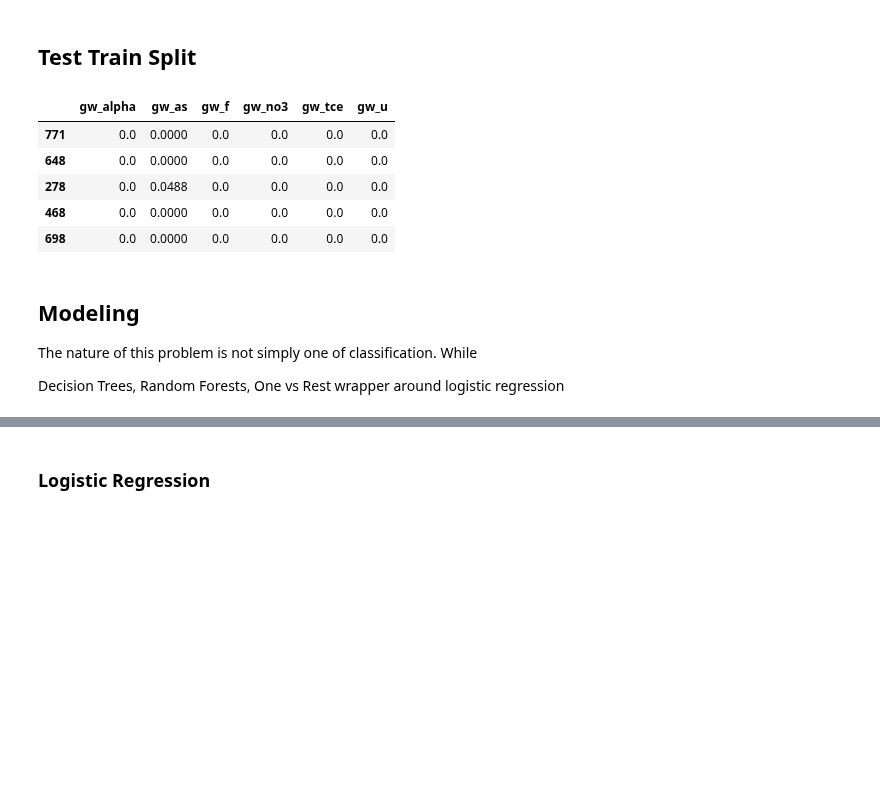
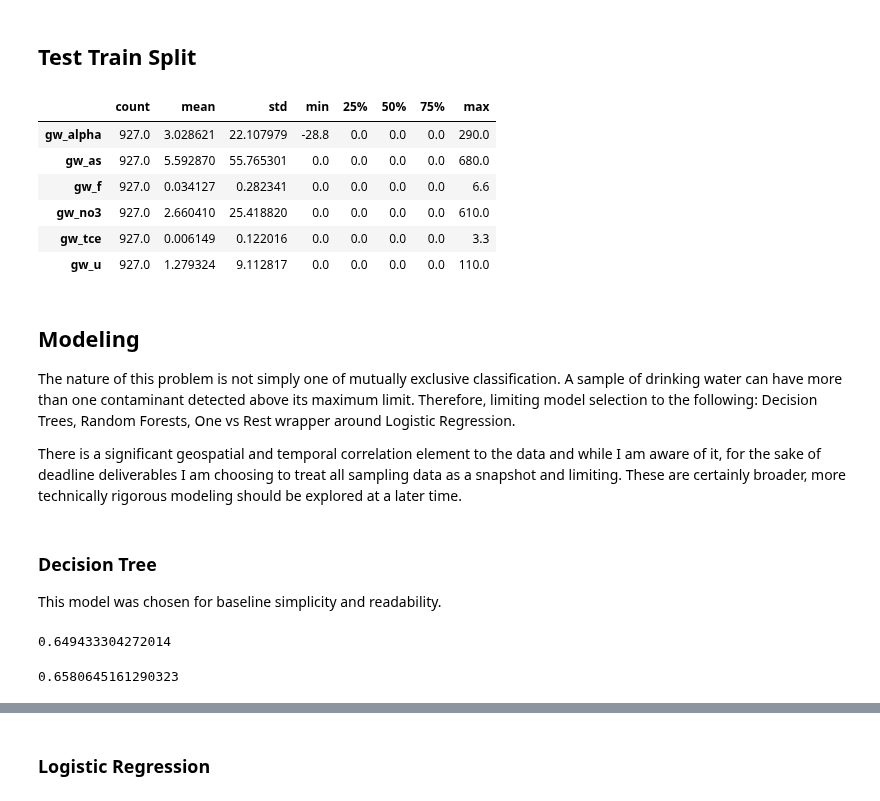
Before and after one commit to waterdatacollaborative/NicoleLook_Drinking-Water-Contaminant-Classification, a Jupyter notebook: Capstone_Modeling.ipynb, the cells around one changed output, grey strips where cells are left out. Drawn from its saved outputs; the diff is of its cells as text; code cells hidden in the pictures; blank space fills up the shorter version.

```diff
--- a/Capstone_Modeling.ipynb
+++ b/Capstone_Modeling.ipynb
@@ -123,18 +123,23 @@ X = df[features]
 y = df[classes]
 
 X_train, X_test, y_train, y_test = train_test_split(X, y, stratify=y, random_state=42)
-# %%
-X_train.head()
-# %% [output]
-|  | gw_alpha | gw_as | gw_f | gw_no3 | gw_tce | gw_u |
-| 771 | 0.0 | 0.0000 | 0.0 | 0.0 | 0.0 | 0.0 |
-| 648 | 0.0 | 0.0000 | 0.0 | 0.0 | 0.0 | 0.0 |
-| 278 | 0.0 | 0.0488 | 0.0 | 0.0 | 0.0 | 0.0 |
-| 468 | 0.0 | 0.0000 | 0.0 | 0.0 | 0.0 | 0.0 |
-| 698 | 0.0 | 0.0000 | 0.0 | 0.0 | 0.0 | 0.0 |
-# %% [markdown]
-## Modeling
-
-The nature of this problem is not simply one of classification. While
-
-Decision Trees, Random Forests, One vs Rest wrapper around logistic regression
+# %%
+X_train.describe().T
+# %% [output]
+|  | count | mean | std | min | 25% | 50% | 75% | max |
+| gw_alpha | 927.0 | 3.028621 | 22.107979 | -28.8 | 0.0 | 0.0 | 0.0 | 290.0 |
+| gw_as | 927.0 | 5.592870 | 55.765301 | 0.0 | 0.0 | 0.0 | 0.0 | 680.0 |
+| gw_f | 927.0 | 0.034127 | 0.282341 | 0.0 | 0.0 | 0.0 | 0.0 | 6.6 |
+| gw_no3 | 927.0 | 2.660410 | 25.418820 | 0.0 | 0.0 | 0.0 | 0.0 | 610.0 |
+| gw_tce | 927.0 | 0.006149 | 0.122016 | 0.0 | 0.0 | 0.0 | 0.0 | 3.3 |
+| gw_u | 927.0 | 1.279324 | 9.112817 | 0.0 | 0.0 | 0.0 | 0.0 | 110.0 |
+# %% [markdown]
+## Modeling
+
+The nature of this problem is not simply one of mutually exclusive classification. A sample of drinking water can have more than one contaminant detected above its maximum limit. Therefore, limiting model selection to the following: Decision Trees, Random Forests, One vs Rest wrapper around Logistic Regression.
+
+There is a significant geospatial and temporal correlation element to the data and while I am aware of it, for the sake of deadline deliverables I am choosing to treat all sampling data as a snapshot and limiting. These are certainly broader, more technically rigorous modeling should be explored at a later time.
+# %% [markdown]
+### Decision Tree
+
+This model was chosen for baseline simplicity and readability.
@@ -140,0 +151,12 @@ Decision Trees, Random Forests, One vs Rest wrapper around logistic regression
+# %%
+dt = DecisionTreeClassifier()
+dt_model = dt.fit(X_train, y_train)
+
+dt_score = cross_val_score(dt_model, X_train, y_train, cv=5)
+dt_score.mean()
+# %% [output]
+0.649433304272014
+# %%
+dt.score(X_test, y_test)
+# %% [output]
+0.6580645161290323
```
Also changed, not shown: parts of 14 cells of this notebook.
